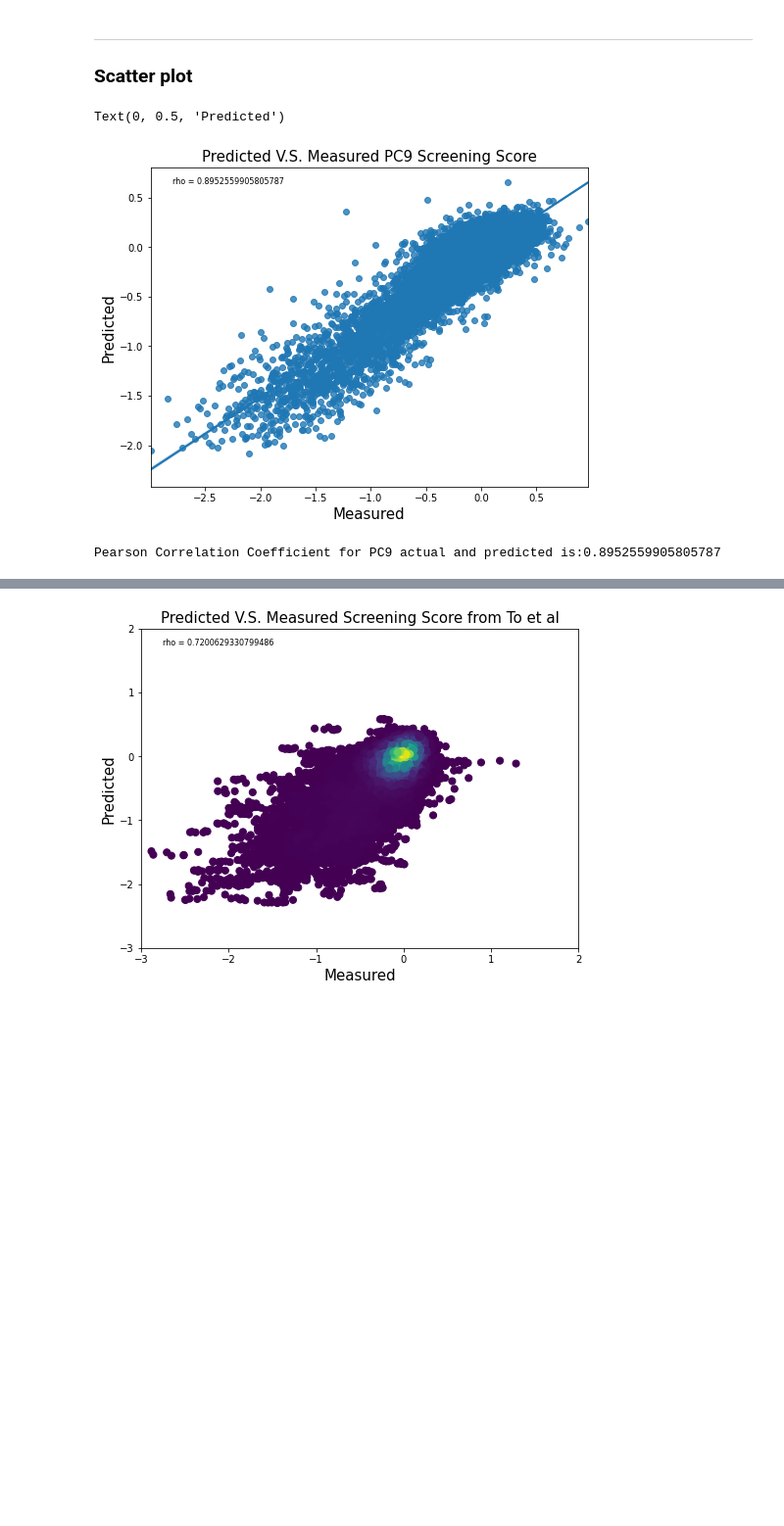
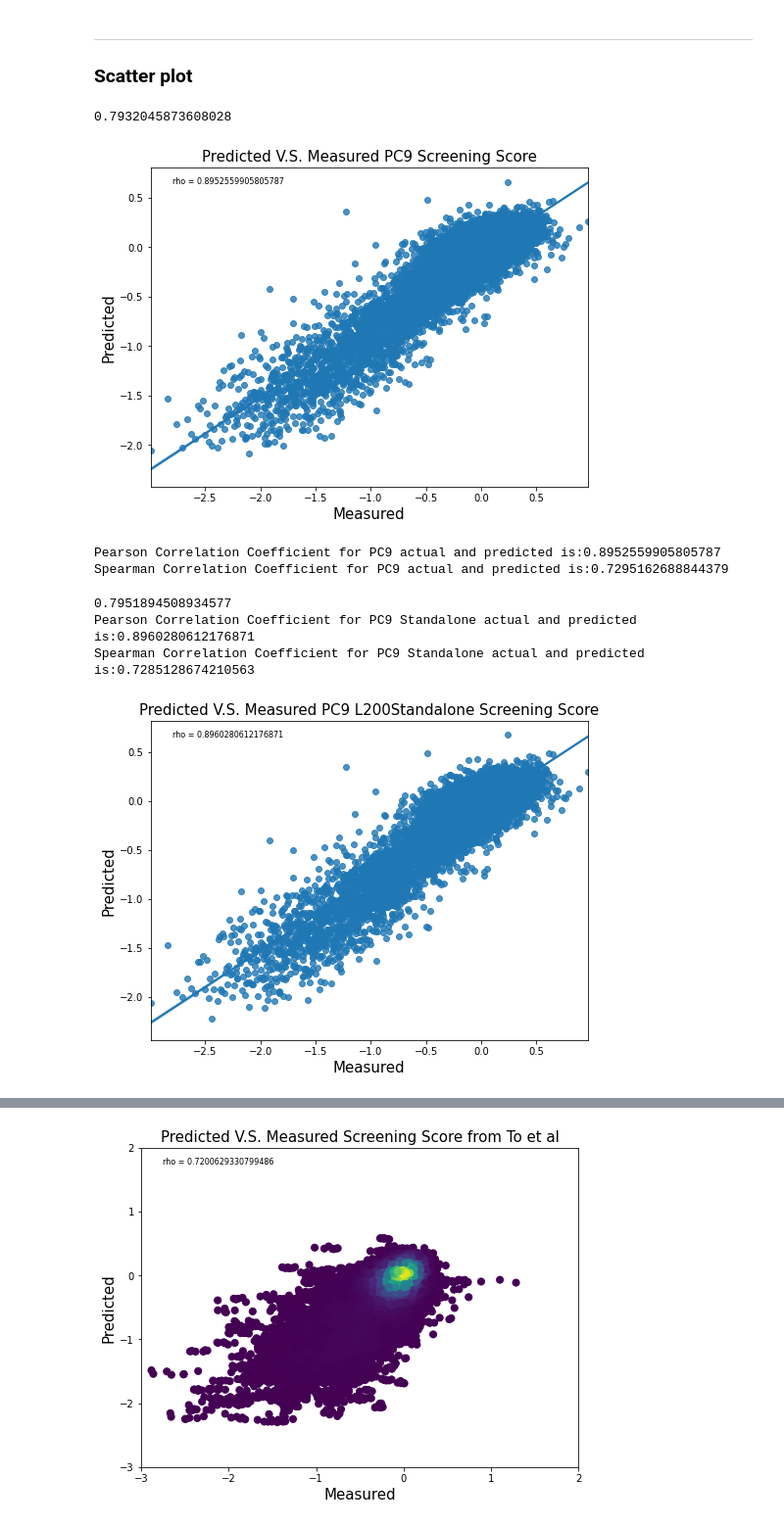
Before and after one commit to pritchardlabatpsu/cga_app, a Jupyter notebook: notebooks/R9-external_corr_venn_plot-YR.ipynb, the cells around one changed output, grey strips where cells are left out. Shown at 98% size. Cells and saved outputs as stored; diff of their text form; code cells hidden in the pictures; blank space fills up the shorter version.

```diff
--- a/notebooks/R9-external_corr_venn_plot-YR.ipynb
+++ b/notebooks/R9-external_corr_venn_plot-YR.ipynb
@@ -56,16 +60,39 @@ df_colo704.columns = ['actual','predicted']
 fig, ax = plt.subplots()
 fig.set_size_inches(8, 6)
 ax = sns.regplot(x='actual', y='predicted',data = df_pc9)
-corr = pearsonr(df_pc9['actual'], df_pc9['predicted'])[0]
-ax.text(0.05,0.95,'rho = '+str(corr),transform=ax.transAxes,fontsize = 8) #add text
+corr_pear = pearsonr(df_pc9['actual'], df_pc9['predicted'])[0]
+corr_spear = spearmanr(df_pc9['actual'], df_pc9['predicted'])[0]
+ax.text(0.05,0.95,'rho = '+str(corr_pear),transform=ax.transAxes,fontsize = 8) #add text
 ax.set_title('Predicted V.S. Measured PC9 Screening Score', fontsize = 15)
 ax.set_xlabel('Measured', fontsize=15);ax.set_ylabel('Predicted', fontsize=15)
 # plt.savefig('PC9_exp_pred.pdf')
 # %% [output]
-Text(0, 0.5, 'Predicted')
+0.7932045873608028
 [figure]
 # %%
-print(f'Pearson Correlation Coefficient for PC9 actual and predicted is:{corr}')
+print(f'Pearson Correlation Coefficient for PC9 actual and predicted is:{corr_pear}')
+print(f'Spearman Correlation Coefficient for PC9 actual and predicted is:{corr_spear}')
 # %% [output]
 Pearson Correlation Coefficient for PC9 actual and predicted is:0.8952559905805787
+Spearman Correlation Coefficient for PC9 actual and predicted is:0.7295162688844379
+# %%
+### Plot scatter plot --- PC9 standalone
+fig, ax = plt.subplots()
+fig.set_size_inches(8, 6)
+ax = sns.regplot(x='actual', y='predicted',data = df_pc9_standalone)
+corr_pear = pearsonr(df_pc9_standalone['actual'], df_pc9_standalone['predicted'])[0]
+corr_spear = spearmanr(df_pc9_standalone['actual'], df_pc9_standalone['predicted'])[0]
+print(r2_score(df_pc9_standalone['actual'], df_pc9_standalone['predicted']))
+
+ax.text(0.05,0.95,'rho = '+str(corr_pear),transform=ax.transAxes,fontsize = 8) #add text
+ax.set_title('Predicted V.S. Measured PC9 L200Standalone Screening Score', fontsize = 15)
+ax.set_xlabel('Measured', fontsize=15);ax.set_ylabel('Predicted', fontsize=15)
+# plt.savefig('PC9_standalonel200_exp_pred.pdf')
+print(f'Pearson Correlation Coefficient for PC9 Standalone actual and predicted is:{corr_pear}')
+print(f'Spearman Correlation Coefficient for PC9 Standalone actual and predicted is:{corr_spear}')
+# %% [output]
+0.7951894508934577
+Pearson Correlation Coefficient for PC9 Standalone actual and predicted is:0.8960280612176871
+Spearman Correlation Coefficient for PC9 Standalone actual and predicted is:0.7285128674210563
+[figure, added]
 # %%
```
Also changed, not shown: parts of 7 cells of this notebook, 3 other files.
